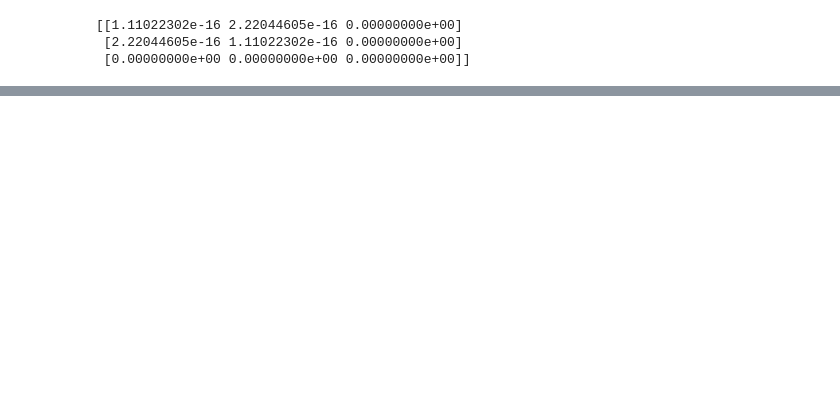
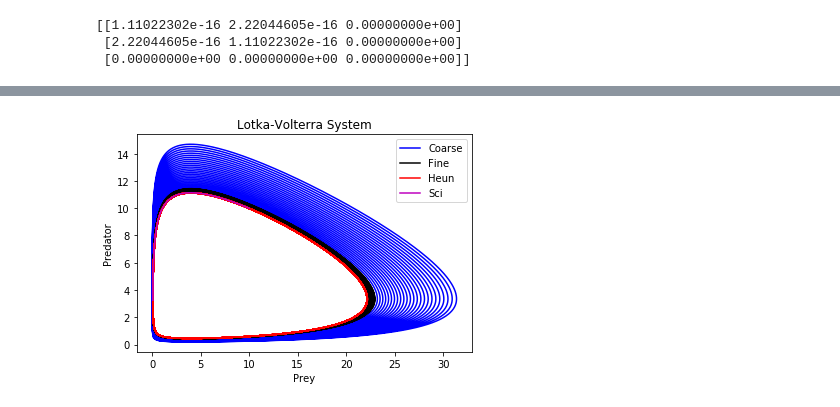
Before and after one commit to CelestialCry/Numerical-Methods, a Jupyter notebook: Øving/Assignment3.ipynb, the cells around one changed output, grey strips where cells are left out. Drawn from its saved outputs; the diff is of its cells as text; code cells hidden in the pictures; blank space fills up the shorter version.

```diff
--- a/Øving/Assignment3.ipynb
+++ b/Øving/Assignment3.ipynb
@@ -86,68 +98,83 @@ def heun(F, start, end, steps, y0):
         ys.append(temp)
     return ys
 
+def split(xs):
+    testos = len(xs[0])
+    containers = [[] for i in range(testos)]
+    for tup in xs:
+        for i in range(testos):
+            containers[i].append(tup[i])
+    return containers
+
 def err2(xs, ys, start, end, steps):
-    return (end-start)/steps*sqrt(sum([(y-x)**2 for (x,y) in zip(xs, ys)]))
+    return sqrt((end-start)/steps*sum([(y-x)**2 for (x,y) in zip(xs, ys)]))
 
-ls = equiX(0,10,1000)
-α, β, δ, γ = 4, 1.2, 0.4, 1.6
+ls = equiX(0,1,100)
+α, β, δ, γ = 4, 1.2, .4, 1.6
 F = lambda x, ys: [α*ys[0]-β*ys[0]*ys[1], δ*ys[0]*ys[1]-γ*ys[1]]
 init = [10, 10]
 # eTest1 = euler(F, 0, 100, 10000, init)
-# eTest2 = euler(F, 0, 100, 100000, init)
-# eTest3 = euler(F, 0, 100, 1000000, init)
-# hTest = heun(F, 0, 100, 10000, init)
-# bestTest = list(map(ode.solve_ivp(G, [0, 100], init, dense_output = True).sol, ls))
+eTest2 = euler(F, 0, 100, 100000, init)
+eTest3 = euler(F, 0, 100, 1000000, init)
+hTest = heun(F, 0, 100, 10000, init)
+bestTest = list(map(ode.solve_ivp(F, [0, 100], init, dense_output = True).sol, ls))
 
 #Euler error
-def EulerError(sys, ini, start, end, iterable):
+def EulerError(sys, ini, start, end, iterable, solution):
     errls = []
-    superIntendent = ode.solve_ivp(sys, [start, end], ini, dense_output = True)
     for i in iterable:
         ls = equiX(start, end, i)
-        test = euler(sys, start, end, i, ini)
-        comp = list(map(superIntendent.sol, ls))
+        test = split(euler(sys, start, end, i, ini))
+        comp = solution(ls)
         err = 0
-        for j in range(len(test[0])):
-            err += err2([t[j] for t in test], [c[j] for c in comp], start, end, i)
-        errls.append(err)
+        for j in range(len(test)):
+            err += err2([t[j] for t in test], [c[j] for c in comp], start, end, i+1)**2
+        errls.append(sqrt(err))
     return errls
 
 #Heun Error
-def HeunError(sys, ini, start, end, iterable):
+def HeunError(sys, ini, start, end, iterable, solution):
     errls = []
-    superIntendent = ode.solve_ivp(sys, [start, end], ini, dense_output = True)
     for i in iterable:
         ls = equiX(start, end, i)
-        test = heun(sys, start, end, i, ini)
-        comp = list(map(superIntendent.sol, ls))
+        test = split(heun(sys, start, end, i, ini))
+        comp = solution(ls)
         err = 0
         for j in range(len(test)):
-            err += err2(test[j], comp[j], start, end, i)
-        errls.append(err)
+            err += err2([t[j] for t in test], [c[j] for c in comp], start, end, i+1)**2
+        errls.append(sqrt(err))
     return errls
 
-# plt.figure()
-# plt.axes(xlabel = "Prey", ylabel = "Predator")
-# plt.title("Lotka-Volterra System")
-# # plt.plot([v[0] for v in eTest1], [v[1] for v  in eTest1], 'c')
-# plt.plot([v[0] for v in eTest2], [v[1] for v  in eTest2], 'b', label = "Coarse")
-# plt.plot([v[0] for v in eTest3], [v[1] for v  in eTest3], 'k', label = "Fine")
-# plt.plot([v[0] for v in hTest], [v[1] for v in hTest], 'r', label = "Heun")
-# plt.plot([v[0] for v in bestTest], [v[1] for v in bestTest], 'm', label = "Sci")
-# plt.legend()
-# plt.show()
+plt.figure()
+plt.axes(xlabel = "Prey", ylabel = "Predator")
+plt.title("Lotka-Volterra System")
+# plt.plot([v[0] for v in eTest1], [v[1] for v  in eTest1], 'c')
+plt.plot([v[0] for v in eTest2], [v[1] for v  in eTest2], 'b', label = "Coarse")
+plt.plot([v[0] for v in eTest3], [v[1] for v  in eTest3], 'k', label = "Fine")
+plt.plot([v[0] for v in hTest], [v[1] for v in hTest], 'r', label = "Heun")
+plt.plot([v[0] for v in bestTest], [v[1] for v in bestTest], 'm', label = "Sci")
+plt.legend()
+plt.show()
 
-errsEul = EulerError(F, init, 0, 10, [i*1000 for i in range(1, 101)])
-errsHeun = HeunError(F, init, 0, 1, [i*1000 for i in range(1, 101)])
-plotls = [1/(i*1000) for i in range(1, 101)]
+x1 = lambda x: 1000*x
+x2 = lambda x: 1000000*x**2
+
+plotover = [i for i in range(1,10)] + [i*10 for i in range(1,10)] + [i*100 for i in range(1,10)] + [i*1000 for i in range(1,10)] + [i*10000 for i in range(1,10)] + [i*100000 for i in range(1,10)]
+superIntendent = ode.solve_ivp(F, [0, 1], init, dense_output = True).sol
+errsEul = EulerError(F, init, 0, 1, plotover, superIntendent)
+errsHeun = HeunError(F, init, 0, 1, plotover, superIntendent)
+plotls = [1/(i*1) for i in plotover]
 errsEul.reverse()
 errsHeun.reverse()
 plotls.reverse()
 plt.figure()
 plt.axes(xlabel = "h", ylabel = "error")
 plt.title(f"Convergence of Methods w/ α={α}, β={β}, δ={δ} and γ={γ}")
 plt.loglog(plotls, errsEul, label = "Euler")
 plt.loglog(plotls, errsHeun, label = "Heun")
+plt.loglog(plotls, list(map(x1, plotls)), label = "y = 1000x")
+plt.loglog(plotls, list(map(x2, plotls)), label = "y = 1000000x^2")
 plt.legend()
 plt.show()
+# %% [output]
+[figure, added]
```
Also changed, not shown: parts of 15 cells of this notebook.
